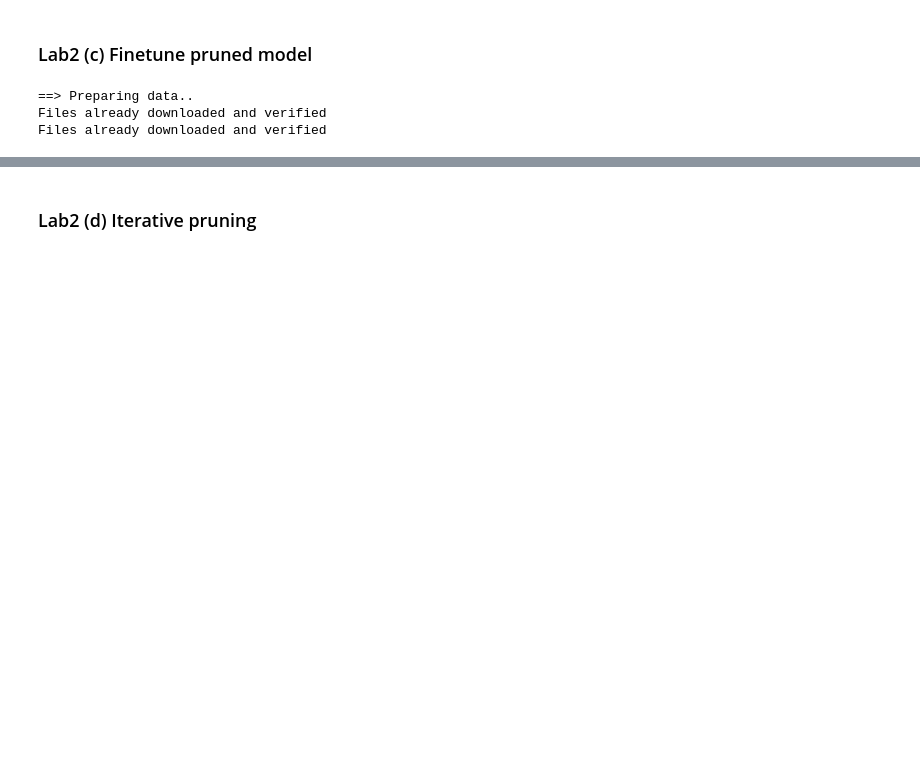
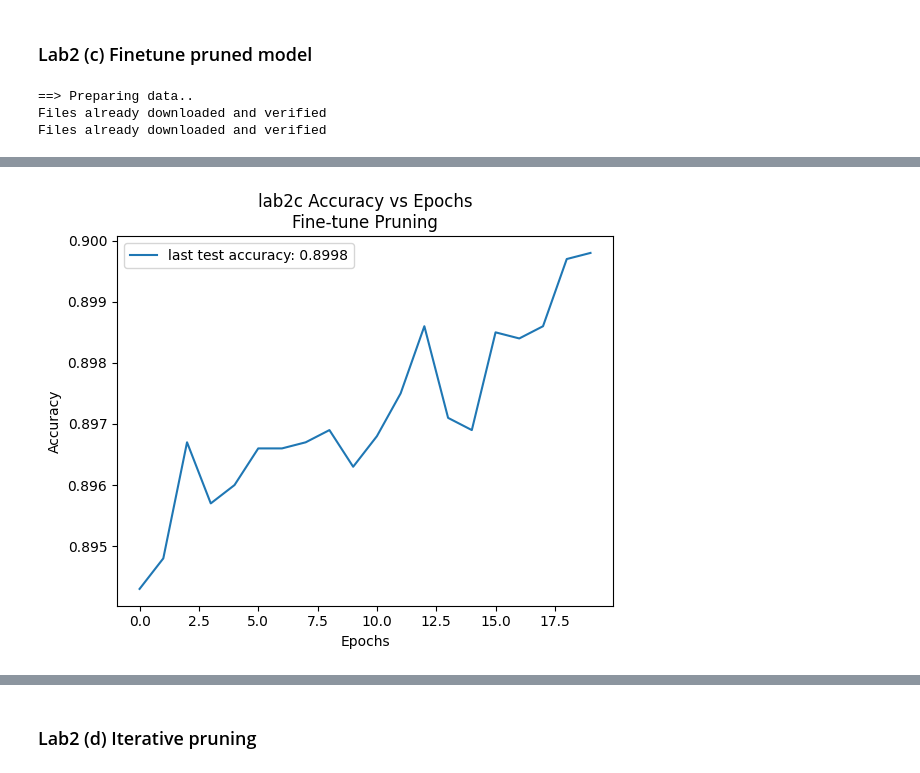
Before and after one commit to danyjabban/Representation_Learning, a Jupyter notebook: HW4/hw4.ipynb, the cells around one changed output, grey strips where cells are left out. Drawn from its saved outputs; the diff is of its cells as text; code cells hidden in the pictures; blank space fills up the shorter version.

```diff
--- a/HW4/hw4.ipynb
+++ b/HW4/hw4.ipynb
@@ -214,12 +247,15 @@ for epoch in range(n_epochs):
 # %%
 fig, ax = plt.subplots(1, 1)
 xx = range(n_epochs)
 ax.plot(xx, test_acc_lst, label='last test accuracy: %g' % test_acc_lst[-1])
 ax.set_xlabel('Epochs')
 ax.set_ylabel('Accuracy')
 ax.set_title('lab2c Accuracy vs Epochs\nFine-tune Pruning')
+ax.legend()
 
 plt.savefig('lab2c.pdf', dpi=500, bbox_inches='tight')
+# %% [output]
+[figure, added]
 # %%
 # Check sparsity of the finetuned model, make sure it's not changed
 net.load_state_dict(torch.load("net_after_finetune.pt"))
```
Also changed, not shown: parts of 25 cells of this notebook.
